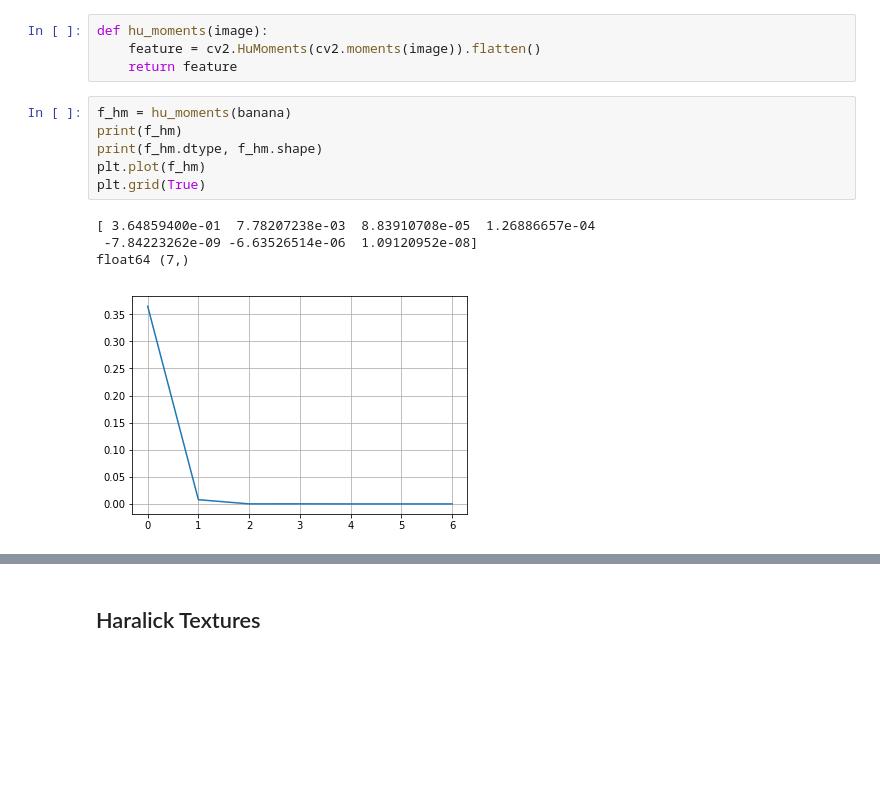
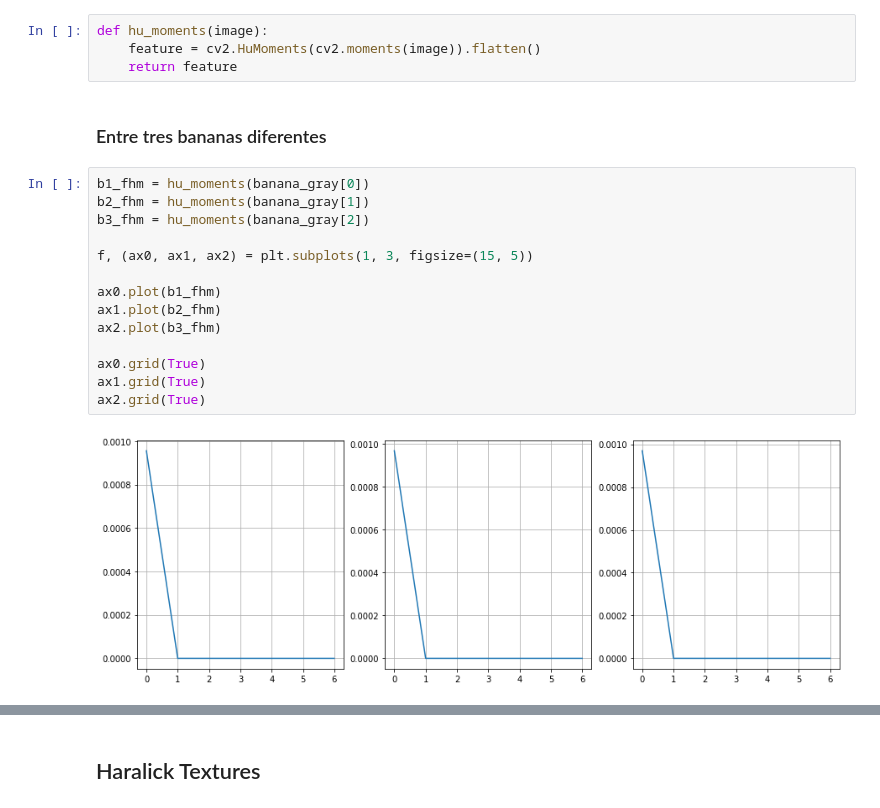
Before and after one commit to gonzafernan/fruit-classifier, a Jupyter notebook: 04-extraccion.ipynb, the cells around one changed output, grey strips where cells are left out. Saved outputs shown, nothing was run; the diff lists cells and outputs as text; blank space fills up the shorter version.

```diff
--- a/04-extraccion.ipynb
+++ b/04-extraccion.ipynb
@@ -97,14 +149,21 @@ Extracción de características _Hu Moments_ mediante módulo _cv2_. Para la ext
 def hu_moments(image):
     feature = cv2.HuMoments(cv2.moments(image)).flatten()
     return feature
-# %%
-f_hm = hu_moments(banana)
-print(f_hm)
-print(f_hm.dtype, f_hm.shape)
-plt.plot(f_hm)
-plt.grid(True)
-# %% [output]
-[ 3.64859400e-01  7.78207238e-03  8.83910708e-05  1.26886657e-04
- -7.84223262e-09 -6.63526514e-06  1.09120952e-08]
-float64 (7,)
-[figure, removed]
+# %% [markdown]
+### Entre tres bananas diferentes
+# %%
+b1_fhm = hu_moments(banana_gray[0])
+b2_fhm = hu_moments(banana_gray[1])
+b3_fhm = hu_moments(banana_gray[2])
+
+f, (ax0, ax1, ax2) = plt.subplots(1, 3, figsize=(15, 5))
+
+ax0.plot(b1_fhm)
+ax1.plot(b2_fhm)
+ax2.plot(b3_fhm)
+
+ax0.grid(True)
+ax1.grid(True)
+ax2.grid(True)
+# %% [output]
+[figure, added]
```
Also changed, not shown: parts of 36 cells of this notebook, 5 other files.
